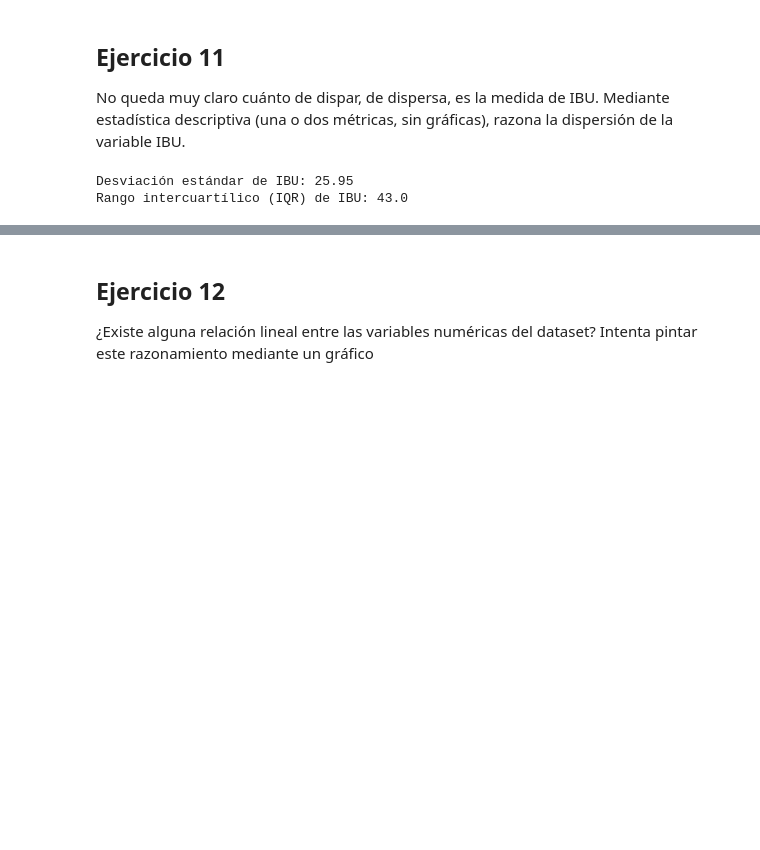
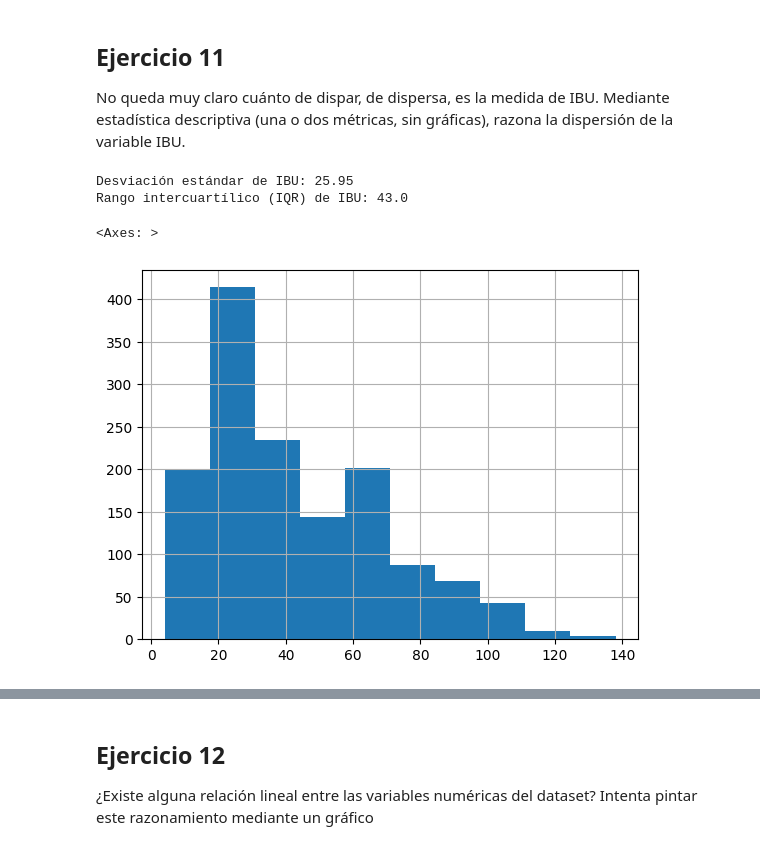
Before and after one commit to NaiSaratxaga/2503_dsft_thebridge_naiara, a Jupyter notebook: 2-Data_Analysis/2-Pandas/Practica/6-Beers/birras_repaso.ipynb, the cells around one changed output, grey strips where cells are left out. Cells and saved outputs as stored; diff of their text form; code cells hidden in the pictures; blank space fills up the shorter version.

```diff
--- a/2-Data_Analysis/2-Pandas/Practica/6-Beers/birras_repaso.ipynb
+++ b/2-Data_Analysis/2-Pandas/Practica/6-Beers/birras_repaso.ipynb
@@ -347,26 +405,34 @@ No queda muy claro cuánto de dispar, de dispersa, es la medida de IBU. Mediante
 # %%
 # Desviación estándar (std): Mide la cantidad de variabilidad o dispersión de los datos respecto a la media.
 # Cuanto mayor sea la desviación estándar, más dispersos están los datos.
 
 # Rango intercuartílico (IQR): Es la diferencia entre el percentil 75 (Q3) y el percentil 25 (Q1).
 # Este valor mide la dispersión del 50% central de los datos y es menos sensible a valores extremos o outliers.
+
+# primero medi y mediana
+mean = beer["ibu"].mean().round(1)
+median = beer["ibu"].median().round(1)
 
 # Desviación estándar de la columna 'ibu'
 std_ibu = beer['ibu'].std().round(2)
 
 # Rango intercuartílico (IQR) de la columna 'ibu'
 iqr_ibu = beer['ibu'].quantile(0.75) - beer['ibu'].quantile(0.25)
 
 # Mostrar los resultados
 print(f'Desviación estándar de IBU: {std_ibu}')
 print(f'Rango intercuartílico (IQR) de IBU: {iqr_ibu}')
 
 
 # Desviación estándar: Si la desviación estándar es alta, esto indica que los valores de IBU están muy dispersos alrededor de la media.
 # Si la desviación estándar es baja, los valores de IBU están más concentrados alrededor de la media.
 # Rango intercuartílico (IQR): Un IQR grande indica que los valores de IBU están más dispersos en la parte central de la distribución
 # (es decir, los 50% de los datos están más alejados entre sí).
 # Un IQR pequeño indica que los valores centrales de IBU están más concentrados.
+
+beer["ibu"].hist()
 # %% [output]
 Desviación estándar de IBU: 25.95
 Rango intercuartílico (IQR) de IBU: 43.0
+<Axes: >
+[figure, added]
```
Also changed, not shown: parts of 22 cells of this notebook.
